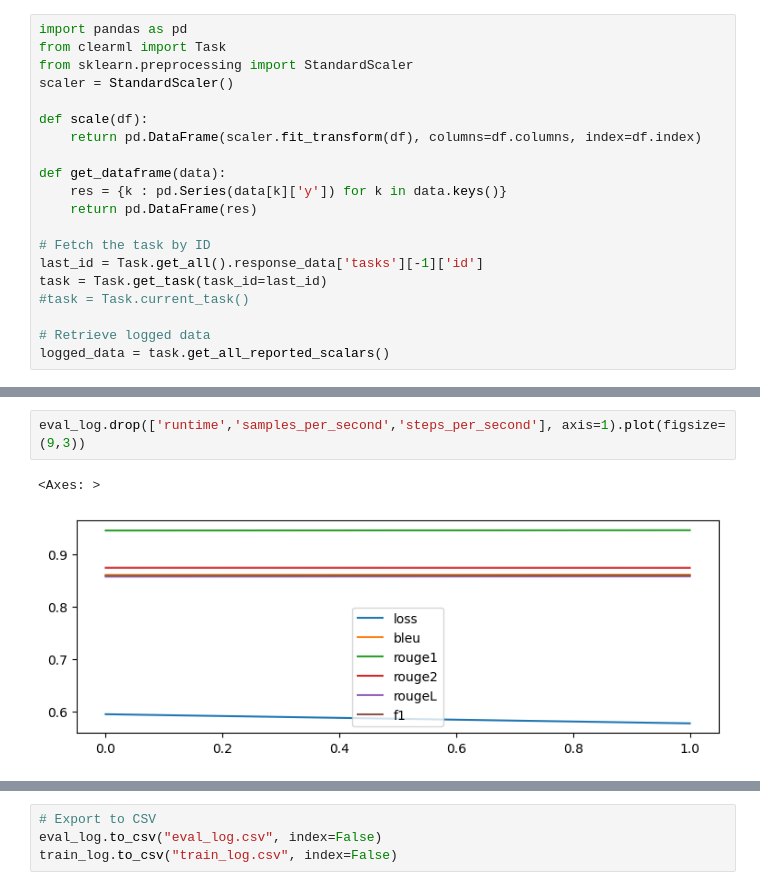
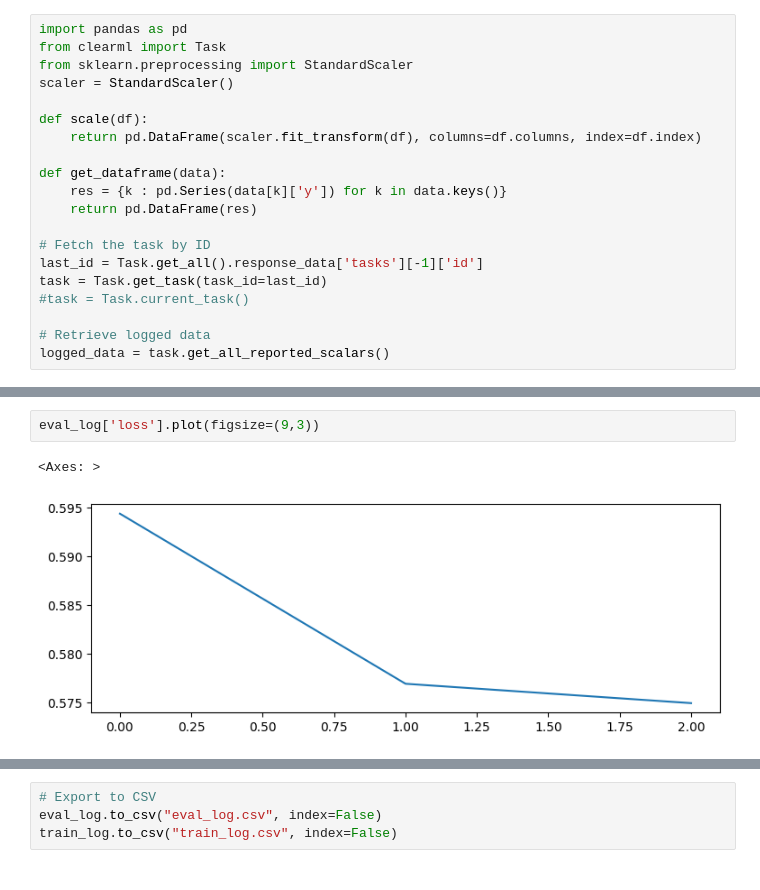
Before and after one commit to hodzanassredin/neuro-sft-host, a Jupyter notebook: labs/notebooks/ClearMlExport.ipynb, the cells around one changed output, grey strips where cells are left out. Saved outputs shown, nothing was run; the diff lists cells and outputs as text.

```diff
--- a/labs/notebooks/ClearMlExport.ipynb
+++ b/labs/notebooks/ClearMlExport.ipynb
@@ -47,5 +49,5 @@ eval_log
-# %%
-eval_log.drop(['runtime','samples_per_second','steps_per_second'], axis=1).plot(figsize=(9,3))
-# %% [output]
-<Axes: >
-[figure, removed]
+# %%
+eval_log['loss'].plot(figsize=(9,3))
+# %% [output]
+<Axes: >
+[figure, added]
```
Also changed, not shown: parts of 4 cells of this notebook, 3 other files.
